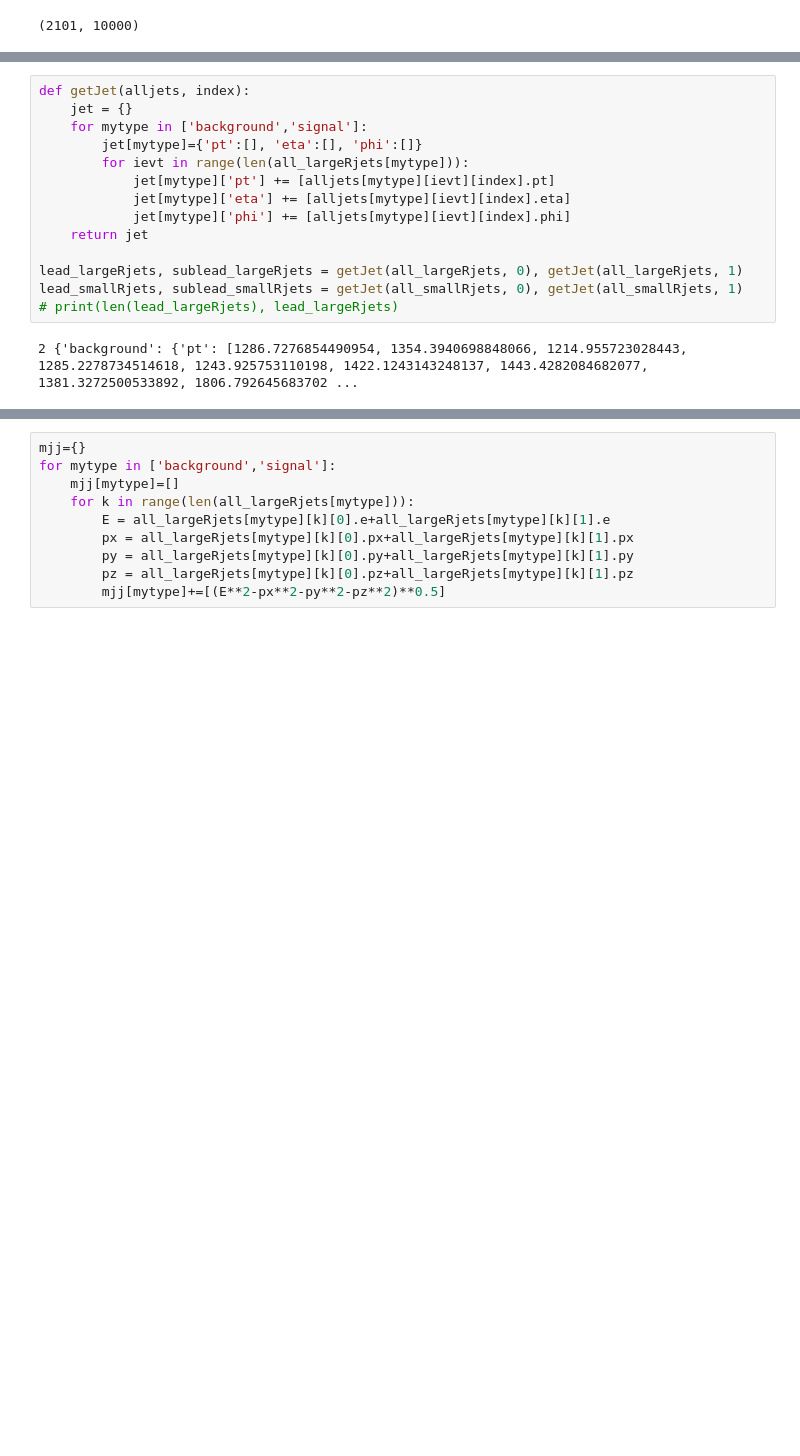
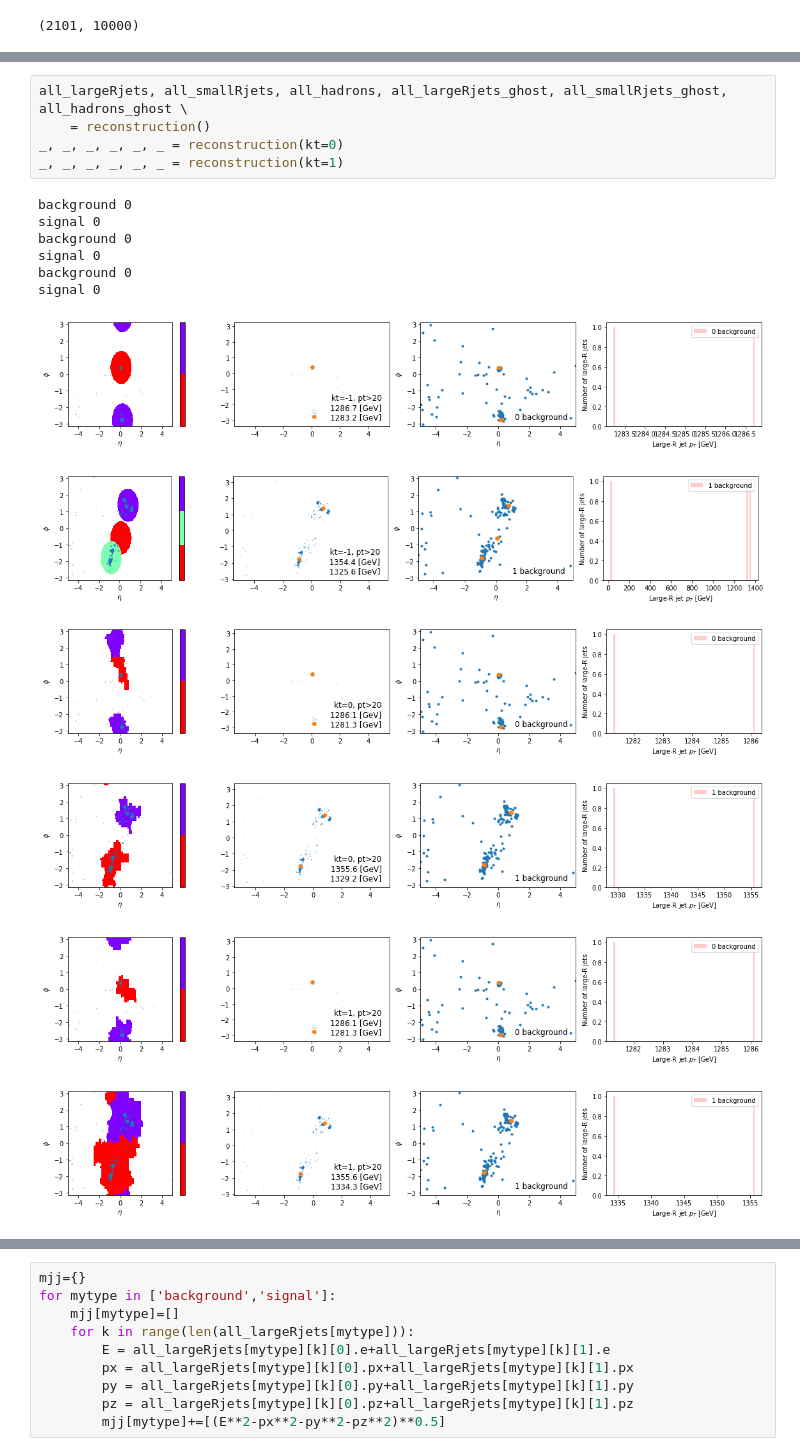
Before and after one commit to maxxrichard/LHCOlympics2020, a Jupyter notebook: notebook/LHCOlympics2020_pyjetexample.ipynb, the cells around one changed output, grey strips where cells are left out. Cells and saved outputs as stored; diff of their text form; blank space fills up the shorter version.

```diff
--- a/notebook/LHCOlympics2020_pyjetexample.ipynb
+++ b/notebook/LHCOlympics2020_pyjetexample.ipynb
@@ -168,19 +148,21 @@ signal 10
-# %%
-def getJet(alljets, index):
-    jet = {}
-    for mytype in ['background','signal']:
-        jet[mytype]={'pt':[], 'eta':[], 'phi':[]}
-        for ievt in range(len(all_largeRjets[mytype])):
-            jet[mytype]['pt'] += [alljets[mytype][ievt][index].pt]
-            jet[mytype]['eta'] += [alljets[mytype][ievt][index].eta]
-            jet[mytype]['phi'] += [alljets[mytype][ievt][index].phi]
-    return jet
-
-lead_largeRjets, sublead_largeRjets = getJet(all_largeRjets, 0), getJet(all_largeRjets, 1)
-lead_smallRjets, sublead_smallRjets = getJet(all_smallRjets, 0), getJet(all_smallRjets, 1)
-# print(len(lead_largeRjets), lead_largeRjets)
-# %% [output]
-2 {'background': {'pt': [1286.7276854490954, 1354.3940698848066, 1214.955723028443, 1285.2278734514618, 1243.925753110198, 1422.1243143248137, 1443.4282084682077, 1381.3272500533892, 1806.792645683702 ...
+# %%
+all_largeRjets, all_smallRjets, all_hadrons, all_largeRjets_ghost, all_smallRjets_ghost, all_hadrons_ghost \
+    = reconstruction()
+_, _, _, _, _, _ = reconstruction(kt=0)
+_, _, _, _, _, _ = reconstruction(kt=1)
+# %% [output]
+background 0
+signal 0
+background 0
+signal 0
+background 0
+signal 0
+[figure, added]
+[figure, added]
+[figure, added]
+[figure, added]
+[figure, added]
+[figure, added]
 # %%
 from matplotlib.pyplot import cm
 from matplotlib.colors import LinearSegmentedColormap
```
Also changed, not shown: parts of 6 cells of this notebook.
